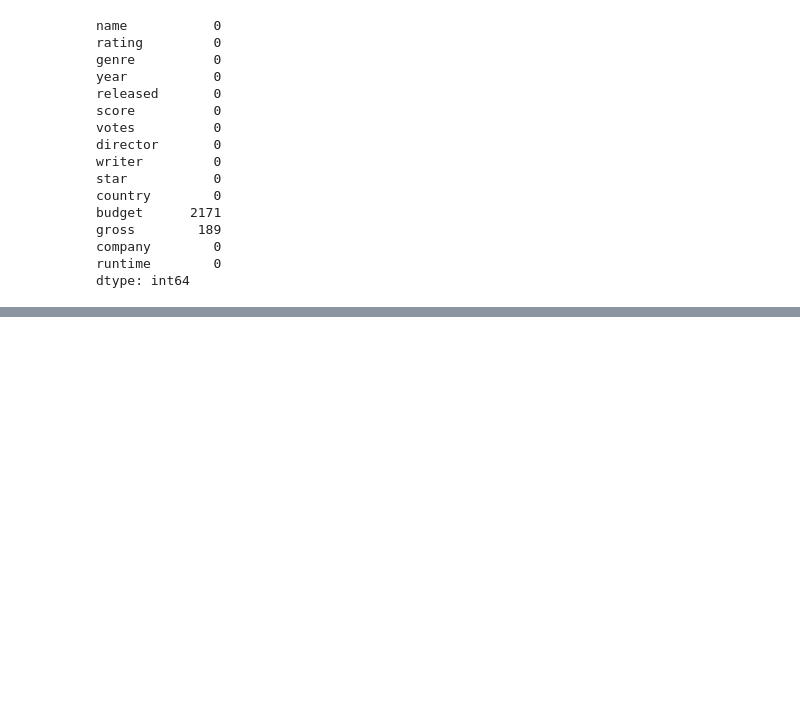
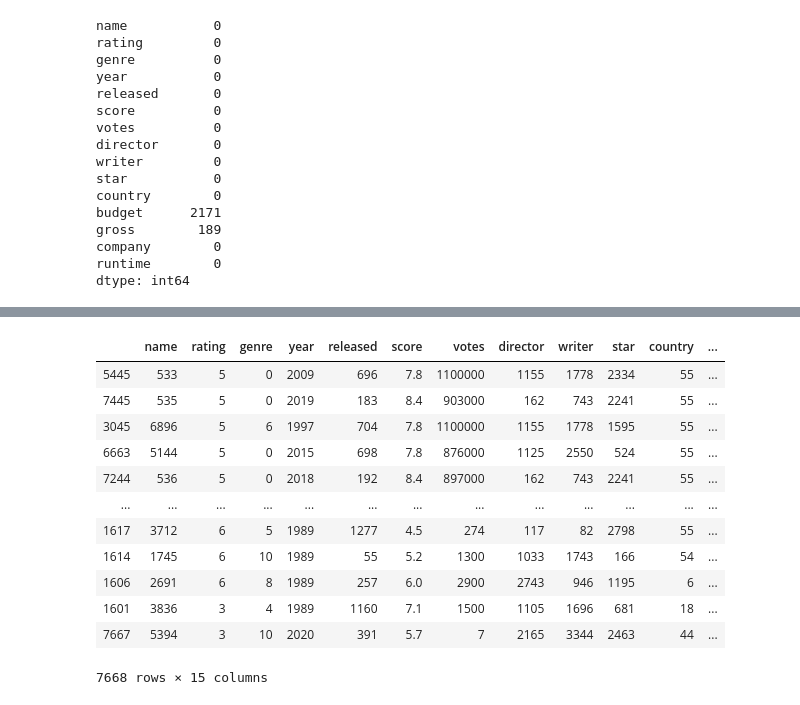
Before and after one commit to Shumemo/PortfolioProjects, a Jupyter notebook: Python Correlation Project.ipynb, the cells around one changed output, grey strips where cells are left out. Cells and saved outputs as stored; diff of their text form; code cells hidden in the pictures; blank space fills up the shorter version.

```diff
--- a/Python Correlation Project.ipynb
+++ b/Python Correlation Project.ipynb
@@ -283,0 +398,27 @@ dtype: int64
+# %%
+# Need to numerize the df so that I can get the correlation between columns that were originally not numeric.
+# This way, I can glean the correlation between companies, stars, and writers with how well a movie performed or was received.
+df_numerized = df
+
+# For each column in the dataframe, if the type is object, change it into category.
+# Earlier I determined their datatypes during cleaning.
+for col_name in df_numerized.columns:
+    if(df_numerized[col_name].dtype == 'object'):
+        df_numerized[col_name] = df_numerized[col_name].astype('category')
+        # This gives it the category number.
+        df_numerized[col_name] = df_numerized[col_name].cat.codes
+df_numerized
+# %% [output]
+|  | name | rating | genre | year | released | score | votes | director | writer | star | country | ... |
+| 5445 | 533 | 5 | 0 | 2009 | 696 | 7.8 | 1100000 | 1155 | 1778 | 2334 | 55 | ... |
+| 7445 | 535 | 5 | 0 | 2019 | 183 | 8.4 | 903000 | 162 | 743 | 2241 | 55 | ... |
+| 3045 | 6896 | 5 | 6 | 1997 | 704 | 7.8 | 1100000 | 1155 | 1778 | 1595 | 55 | ... |
+| 6663 | 5144 | 5 | 0 | 2015 | 698 | 7.8 | 876000 | 1125 | 2550 | 524 | 55 | ... |
+| 7244 | 536 | 5 | 0 | 2018 | 192 | 8.4 | 897000 | 162 | 743 | 2241 | 55 | ... |
+| ... | ... | ... | ... | ... | ... | ... | ... | ... | ... | ... | ... | ... |
+| 1617 | 3712 | 6 | 5 | 1989 | 1277 | 4.5 | 274 | 117 | 82 | 2798 | 55 | ... |
+| 1614 | 1745 | 6 | 10 | 1989 | 55 | 5.2 | 1300 | 1033 | 1743 | 166 | 54 | ... |
+| 1606 | 2691 | 6 | 8 | 1989 | 257 | 6.0 | 2900 | 2743 | 946 | 1195 | 6 | ... |
+| 1601 | 3836 | 3 | 4 | 1989 | 1160 | 7.1 | 1500 | 1105 | 1696 | 681 | 18 | ... |
+| 7667 | 5394 | 3 | 10 | 2020 | 391 | 5.7 | 7 | 2165 | 3344 | 2463 | 44 | ... |
+7668 rows × 15 columns
```
Also changed, not shown: parts of 17 cells of this notebook.
